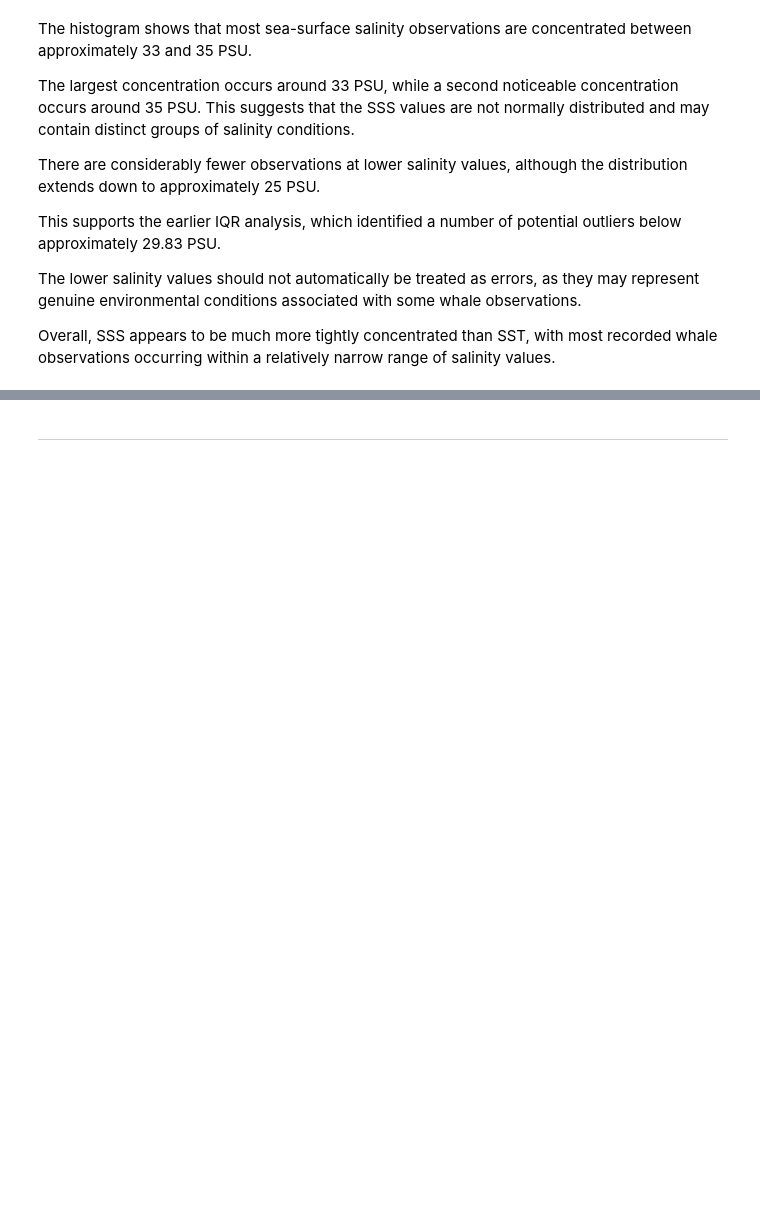
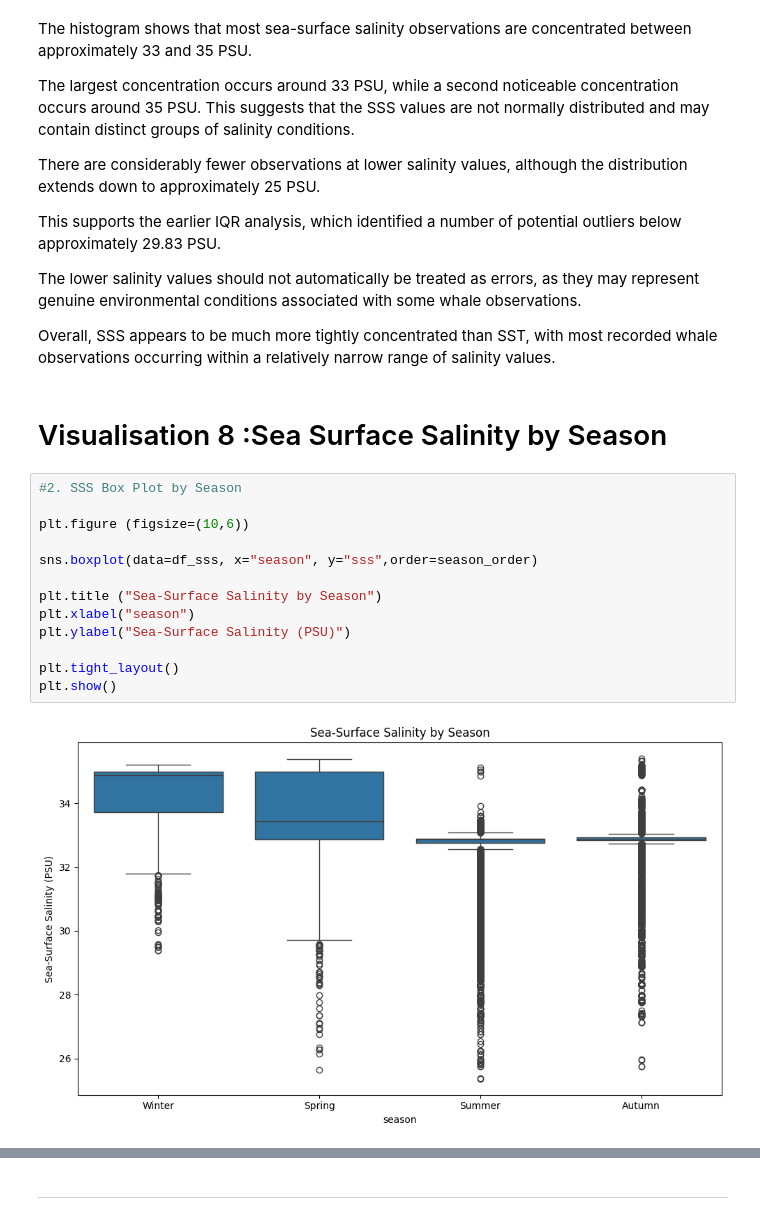
Before and after one commit to gavr1988/humpback_whale_observations, a Jupyter notebook: jupyter_notebooks/Gav_Notebook_Template.ipynb, the cells around one changed output, grey strips where cells are left out. Drawn from its saved outputs; the diff is of its cells as text; blank space fills up the shorter version.

Commit message:
Visualisation 8

```diff
--- a/jupyter_notebooks/Gav_Notebook_Template.ipynb
+++ b/jupyter_notebooks/Gav_Notebook_Template.ipynb
@@ -840,3 +840,20 @@ The lower salinity values should not automatically be treated as errors, as they
 
 Overall, SSS appears to be much more tightly concentrated than SST, with most recorded whale observations occurring within a relatively
 narrow range of salinity values.
+# %% [markdown]
+# Visualisation 8 :Sea Surface Salinity by Season
+# %%
+#2. SSS Box Plot by Season
+
+plt.figure (figsize=(10,6))
+
+sns.boxplot(data=df_sss, x="season", y="sss",order=season_order)
+
+plt.title ("Sea-Surface Salinity by Season")
+plt.xlabel("season")
+plt.ylabel("Sea-Surface Salinity (PSU)")
+
+plt.tight_layout()
+plt.show()
+# %% [output]
+[figure, added]
```
Also changed, not shown: parts of 1 cell of this notebook.
